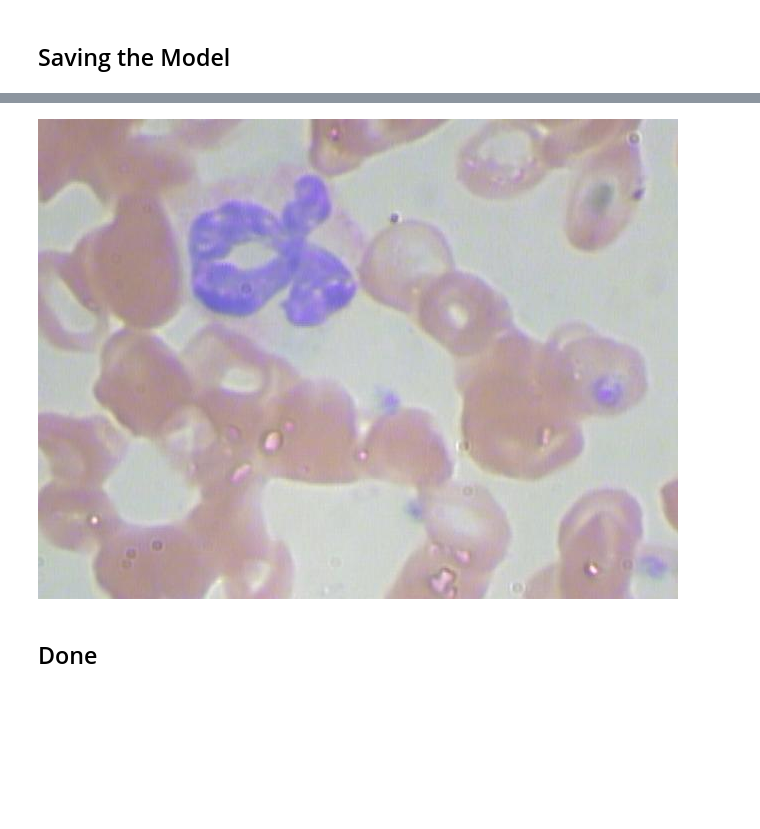
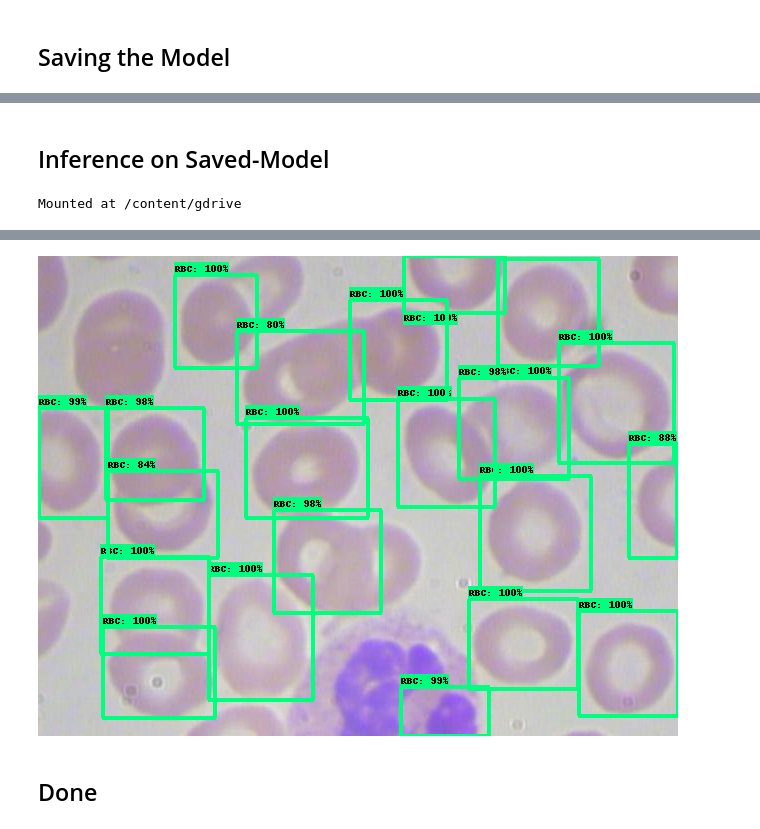
Before and after one commit to sayannath/Blood-Cell-Detection-TFOD-2.0, a Jupyter notebook: notebooks/Blood_Cell_Detection_using_TFOD.ipynb, the cells around one changed output, grey strips where cells are left out. Drawn from its saved outputs; the diff is of its cells as text; code cells hidden in the pictures; blank space fills up the shorter version.

```diff
--- a/notebooks/Blood_Cell_Detection_using_TFOD.ipynb
+++ b/notebooks/Blood_Cell_Detection_using_TFOD.ipynb
@@ -276,0 +241,7 @@ I0526 22:53:44.920816 139836465399680 config_util.py:254] Writing pipeline confi
+# %% [markdown]
+## Inference on Saved-Model
+# %%
+from google.colab import drive
+drive.mount('/content/gdrive')
+# %% [output]
+Mounted at /content/gdrive
@@ -294,10 +267,10 @@ for gpu in gpus:
     tf.config.experimental.set_memory_growth(gpu, True)
 
 # PROVIDE PATH TO IMAGE DIRECTORY
-IMAGE_PATHS = '/content/training_demo/images/train/BloodImage_00003.jpg'
+IMAGE_PATHS = '/content/training_demo/images/test/BloodImage_00397.jpg'
 
 # PROVIDE PATH TO MODEL DIRECTORY
-PATH_TO_MODEL_DIR = '/content/training_demo/exported_models/my_model'
+PATH_TO_MODEL_DIR = '/content/my_model'
 
 # PROVIDE PATH TO LABEL MAP
 PATH_TO_LABELS = '/content/training_demo/annotations/label_map.pbtxt'
@@ -394 +367 @@ Running inference for /content/training_demo/images/train/BloodImage_00003.jpg..
-[figure, old version]
+[figure, new version]
```
Also changed, not shown: parts of 12 cells of this notebook.
